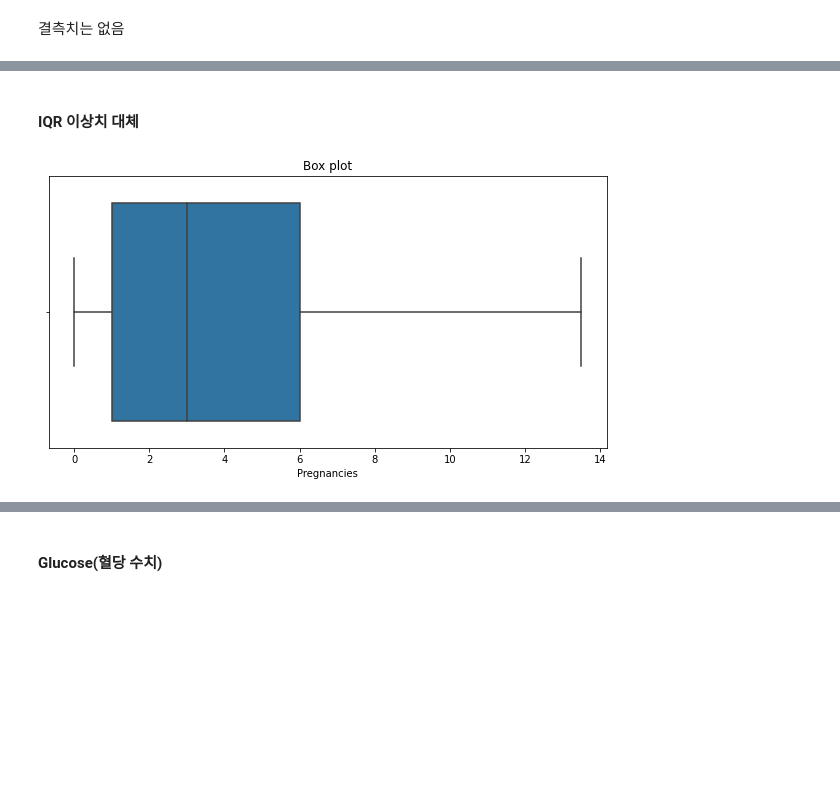
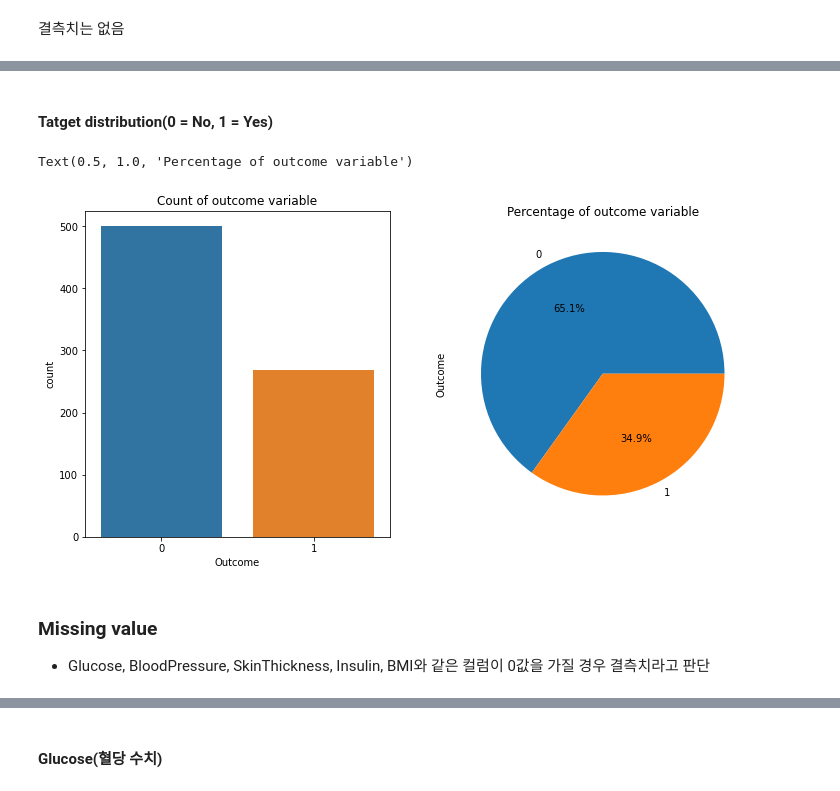
Before and after one commit to hyungjin1124/kona-i, a Jupyter notebook: kaggle/diabetes.ipynb, the cells around one changed output, grey strips where cells are left out. Saved outputs shown, nothing was run; the diff lists cells and outputs as text; code cells hidden in the pictures; blank space fills up the shorter version.

```diff
--- a/kaggle/diabetes.ipynb
+++ b/kaggle/diabetes.ipynb
@@ -110,2 +67,0 @@ draw_boxplot(df, 'Pregnancies')
-# %% [markdown]
-#### IQR 이상치 대체
@@ -125,7 +68,15 @@ df = replace_outlier(df, 'Pregnancies')
-# %%
-plt.figure(figsize = (10, 5))
-sns.boxplot(data = df, x = 'Pregnancies')
-plt.title('Box plot')
-plt.show()
-# %% [output]
-[figure, removed]
+# %% [markdown]
+#### Tatget distribution(0 = No, 1 = Yes)
+# %%
+f, ax = plt.subplots(1, 2, figsize = (12, 6))
+sns.countplot(x = 'Outcome', data = df, ax = ax[0])
+ax[0].set_title('Count of outcome variable')
+
+df['Outcome'].value_counts().plot.pie(autopct = '%.1f%%', ax = ax[1])
+ax[1].set_title('Percentage of outcome variable')
+# %% [output]
+Text(0.5, 1.0, 'Percentage of outcome variable')
+[figure, added]
+# %% [markdown]
+### Missing value
+* Glucose, BloodPressure, SkinThickness, Insulin, BMI와 같은 컬럼이 0값을 가질 경우 결측치라고 판단
```
Also changed, not shown: parts of 53 cells of this notebook.
